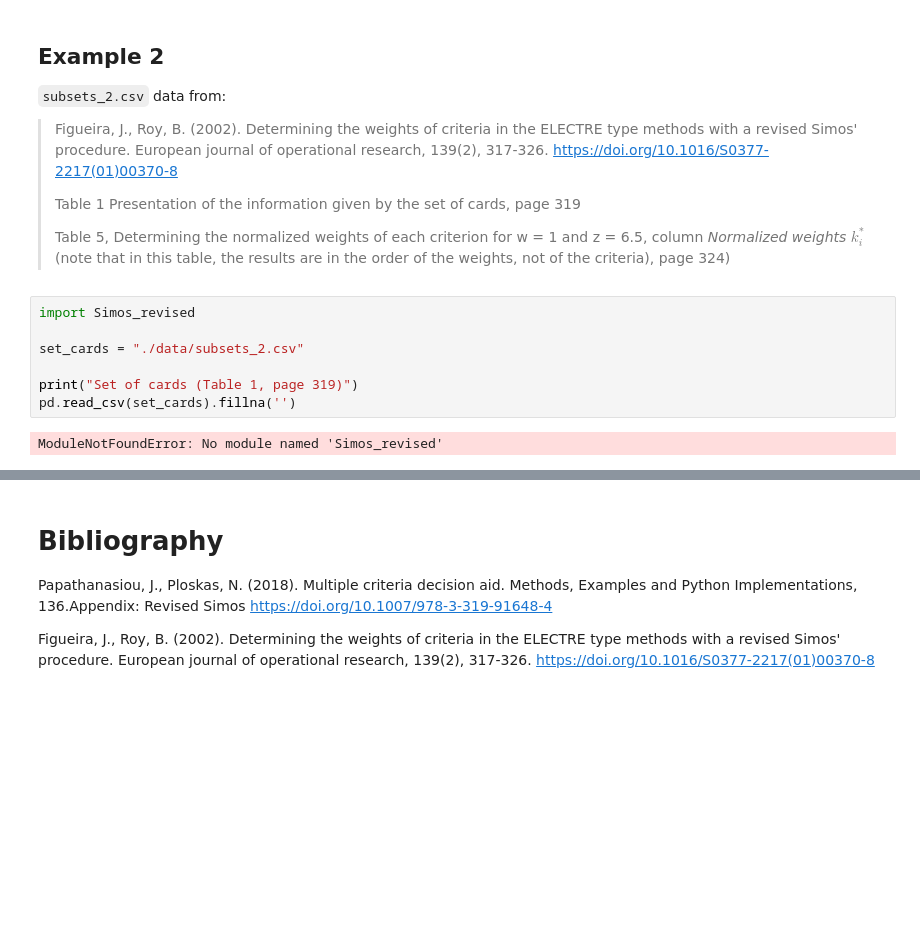
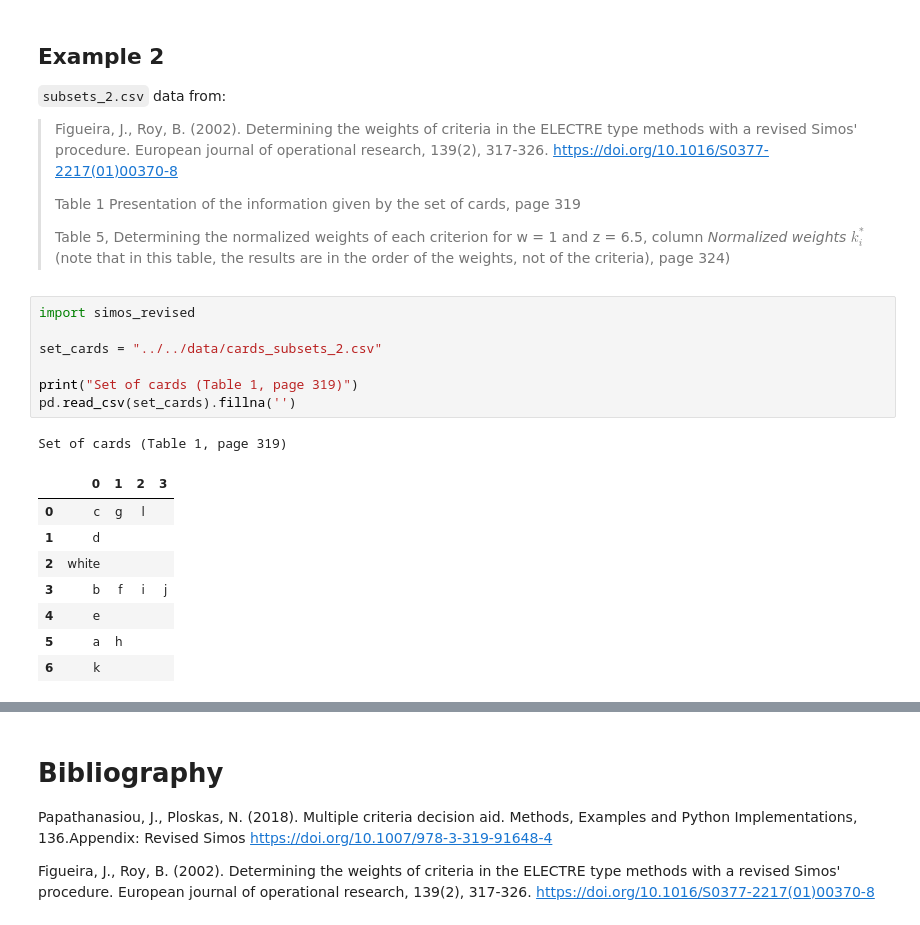
Before and after one commit to cghiaus/ELECTRE_Tri, a Jupyter notebook: docs/explanation/simos_revised_explained.ipynb, the cells around one changed output, grey strips where cells are left out. Cells and saved outputs as stored; diff of their text form; blank space fills up the shorter version.

```diff
--- a/docs/explanation/simos_revised_explained.ipynb
+++ b/docs/explanation/simos_revised_explained.ipynb
@@ -400,14 +400,22 @@ Sorted weights
 >
 > Table 5, Determining the normalized weights of each criterion for w = 1 and z = 6.5, column *Normalized weights $k^*_i$* (note that in this table, the results are in the order of the weights, not of the criteria), page 324)
 # %%
-import Simos_revised
+import simos_revised
 
-set_cards = "./data/subsets_2.csv"
+set_cards = "../../data/cards_subsets_2.csv"
 
 print("Set of cards (Table 1, page 319)")
 pd.read_csv(set_cards).fillna('')
 # %% [output]
-ModuleNotFoundError: No module named 'Simos_revised'
+Set of cards (Table 1, page 319)
+|  | 0 | 1 | 2 | 3 |
+| 0 | c | g | l |  |
+| 1 | d |  |  |  |
+| 2 | white |  |  |  |
+| 3 | b | f | i | j |
+| 4 | e |  |  |  |
+| 5 | a | h |  |  |
+| 6 | k |  |  |  |
 # %%
 # The last subset is z = 6.5 more important than the 1st one
 z = 6.5
```
Also changed, not shown: parts of 1 cell of this notebook.
